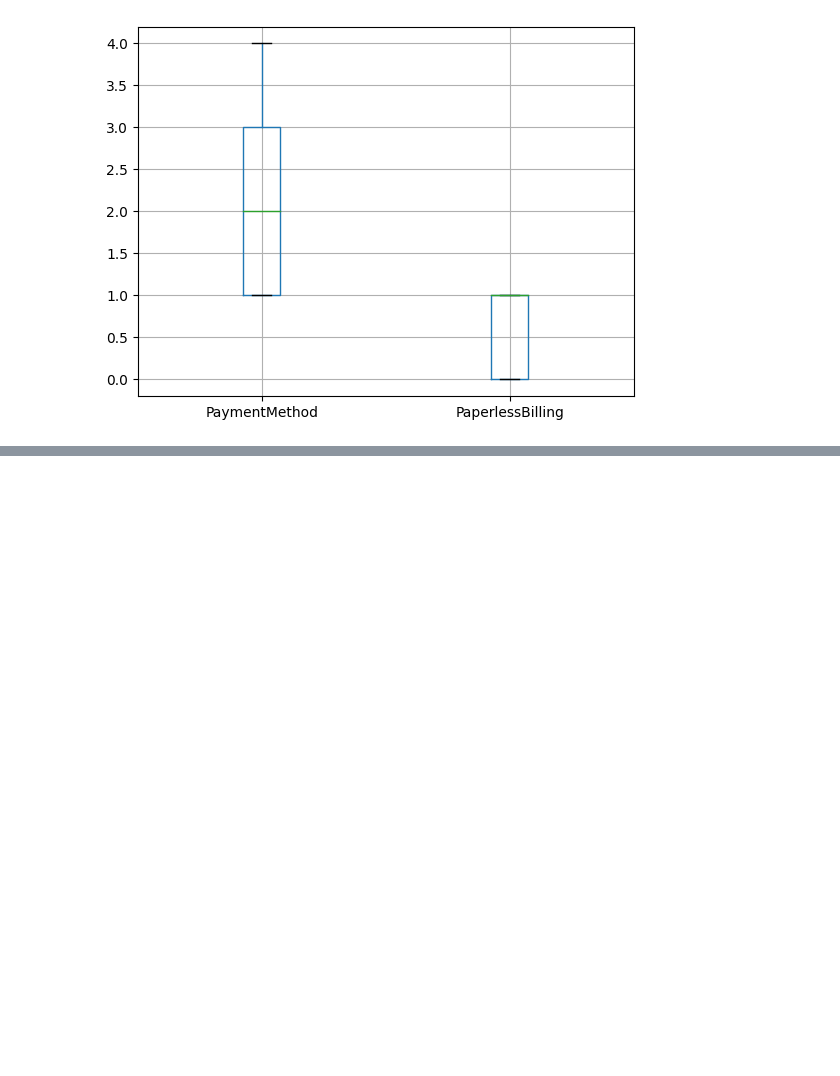
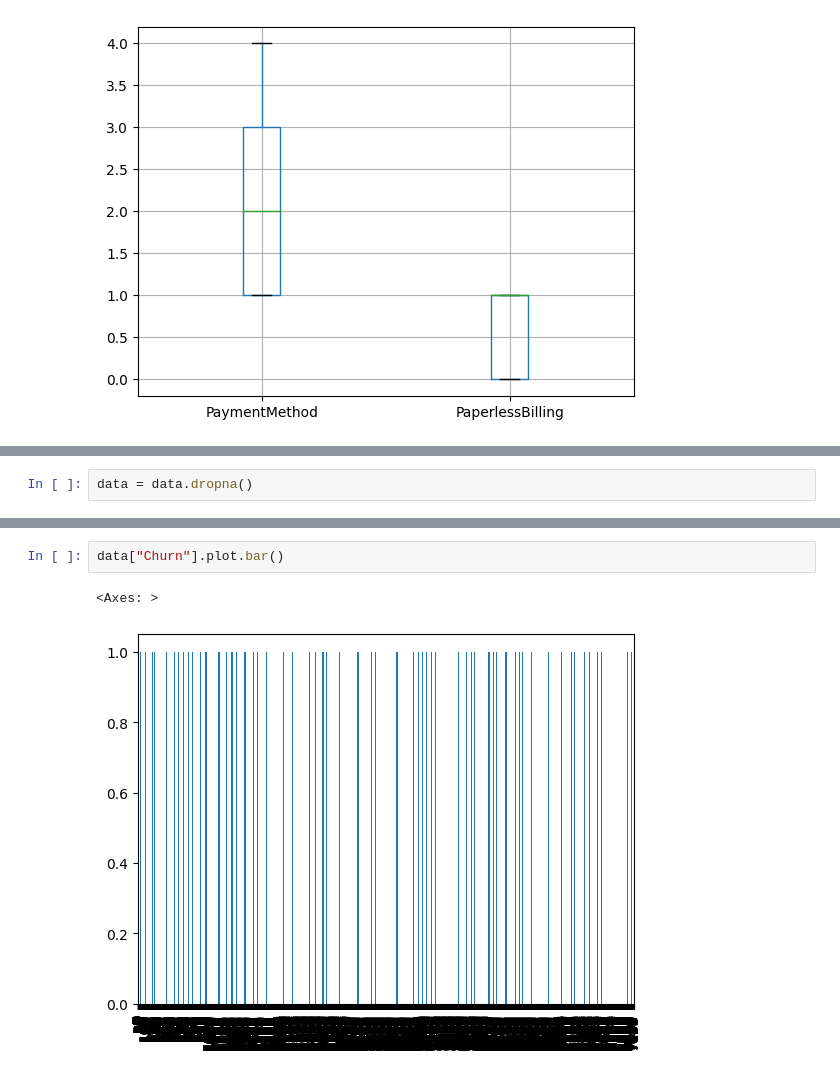
Before and after one commit to ZiolesXy/DataAnalytic, a Jupyter notebook: Type_Data.ipynb, the cells around one changed output, grey strips where cells are left out. Saved outputs shown, nothing was run; the diff lists cells and outputs as text; blank space fills up the shorter version.

```diff
--- a/Type_Data.ipynb
+++ b/Type_Data.ipynb
@@ -146,0 +203,2 @@ Korelasi negatif:
+# %%
+data = data.dropna()
@@ -146,0 +254,5 @@ Korelasi negatif:
+# %%
+data["Churn"].plot.bar()
+# %% [output]
+<Axes: >
+[figure, added]
```
Also changed, not shown: parts of 18 cells of this notebook.
